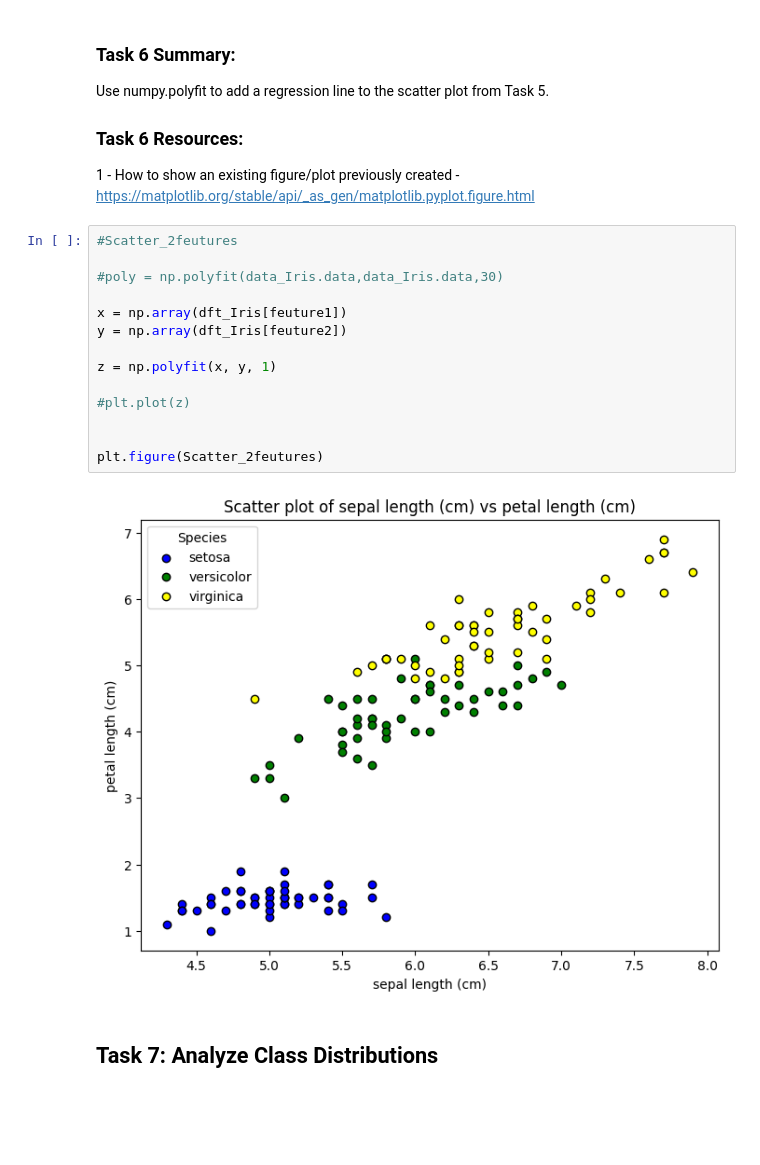
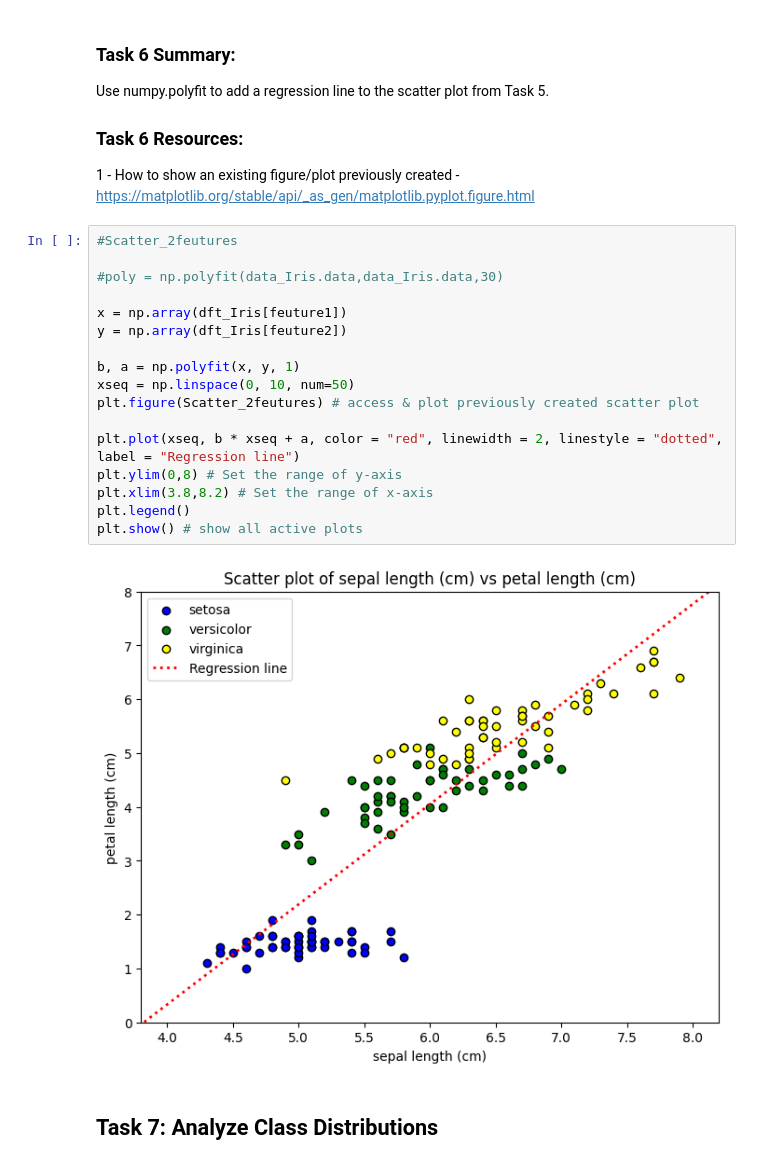
Before and after one commit to Hugo-van-Zyl/principles_of_data_analytics, a Jupyter notebook: tasks.ipynb, the cells around one changed output. Cells and saved outputs as stored; diff of their text form; blank space fills up the shorter version.

```diff
--- a/tasks.ipynb
+++ b/tasks.ipynb
@@ -357,19 +357,22 @@ Use numpy.polyfit to add a regression line to the scatter plot from Task 5.
 # %%
 #Scatter_2feutures
 
 #poly = np.polyfit(data_Iris.data,data_Iris.data,30)
 
 x = np.array(dft_Iris[feuture1])
 y = np.array(dft_Iris[feuture2])
 
-z = np.polyfit(x, y, 1)
+b, a = np.polyfit(x, y, 1)
+xseq = np.linspace(0, 10, num=50)
+plt.figure(Scatter_2feutures) # access & plot previously created scatter plot
 
-#plt.plot(z)
-
-
-plt.figure(Scatter_2feutures)
+plt.plot(xseq, b * xseq + a, color = "red", linewidth = 2, linestyle = "dotted", label = "Regression line")
+plt.ylim(0,8) # Set the range of y-axis
+plt.xlim(3.8,8.2) # Set the range of x-axis
+plt.legend()
+plt.show() # show all active plots
 # %% [output]
-[figure, old version]
+[figure, new version]
 # %% [markdown]
 ## Task 7: Analyze Class Distributions
 # %% [markdown]
```
Also changed, not shown: parts of 2 cells of this notebook.
